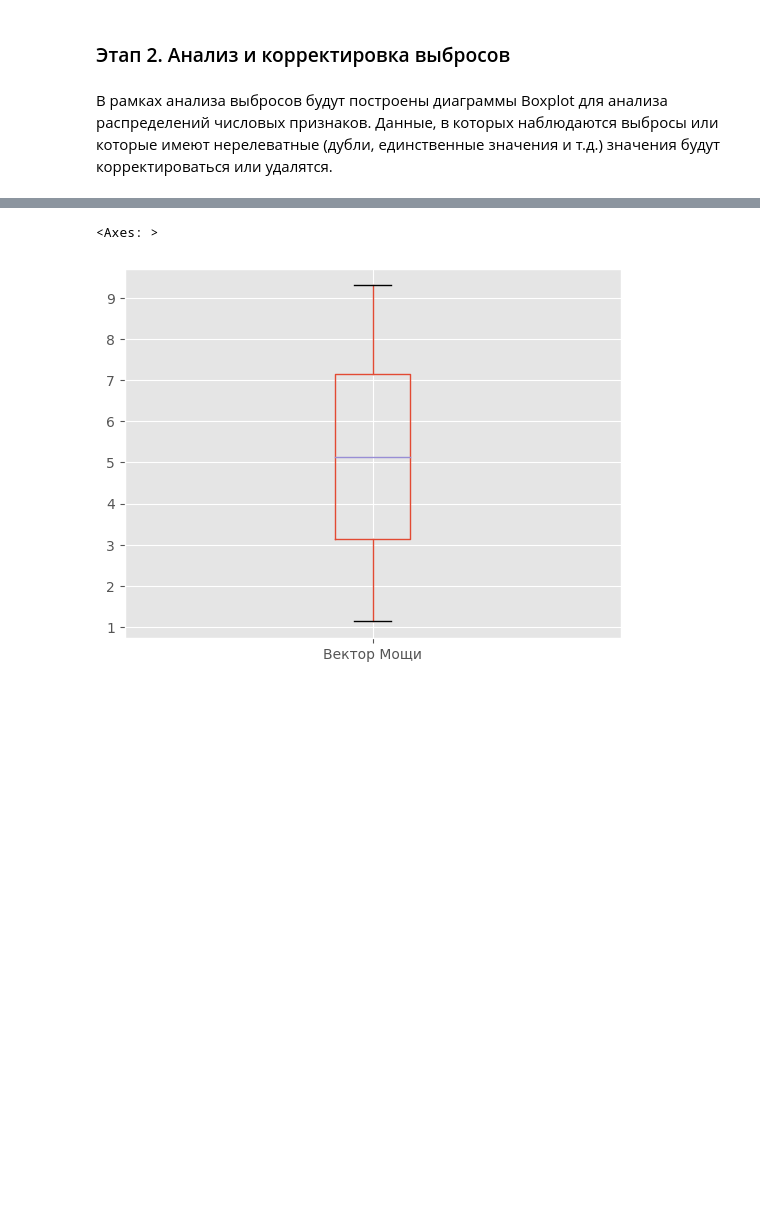
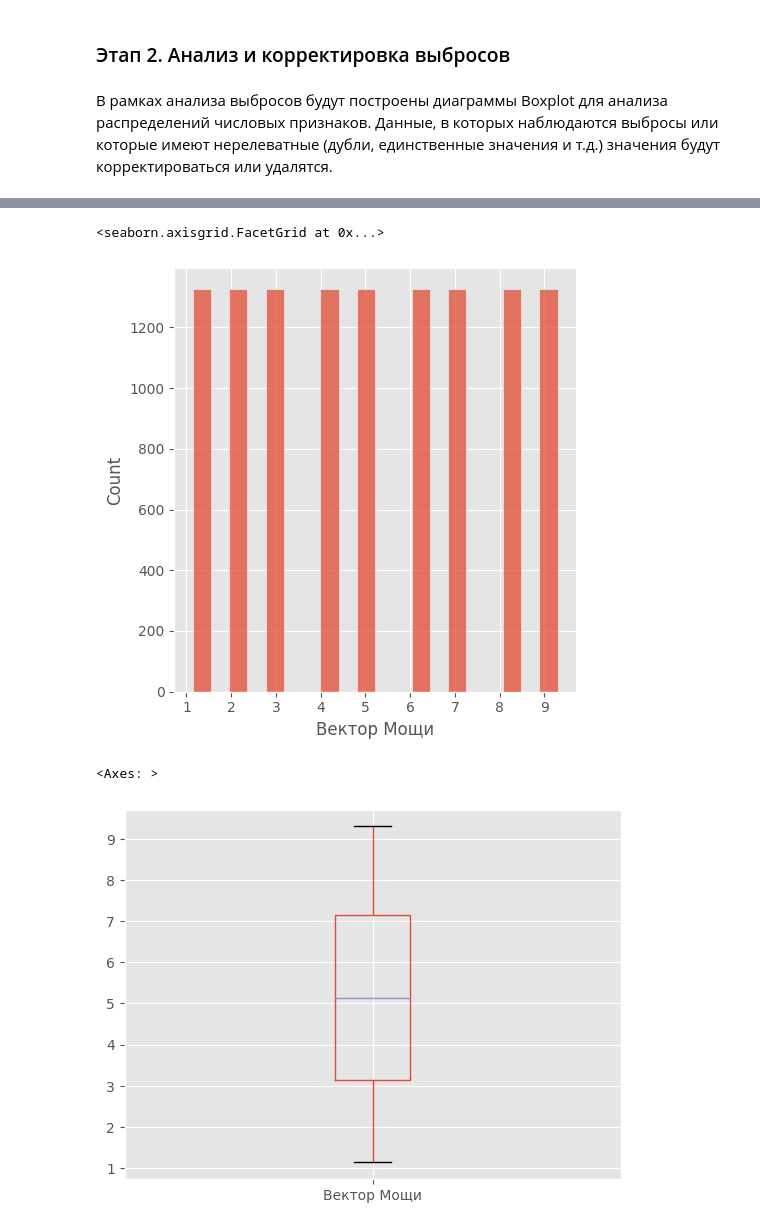
Before and after one commit to Theocroft/GPN-Intelligence-Cup-2024, a Jupyter notebook: Test.ipynb, the cells around one changed output, grey strips where cells are left out. Cells and saved outputs as stored; diff of their text form; code cells hidden in the pictures; blank space fills up the shorter version.

```diff
--- a/Test.ipynb
+++ b/Test.ipynb
@@ -168,3 +206,8 @@ dtype: object
+# %%
+sns.displot(df['Вектор Мощи'], bins=20)
+# %% [output]
+<seaborn.axisgrid.FacetGrid at 0x...>
+[figure, added]
 # %%
 df.boxplot(column=['Вектор Мощи'])
 # %% [output]
```
Also changed, not shown: parts of 6 cells of this notebook.
